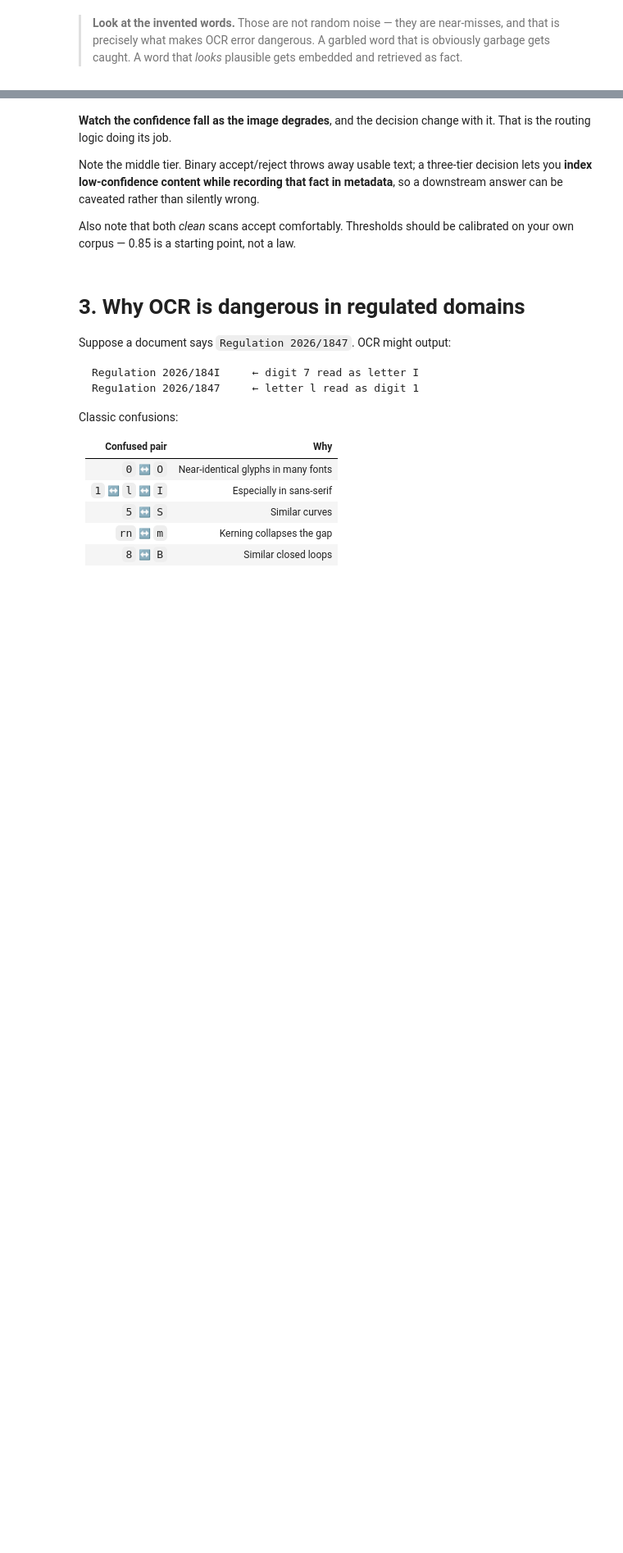
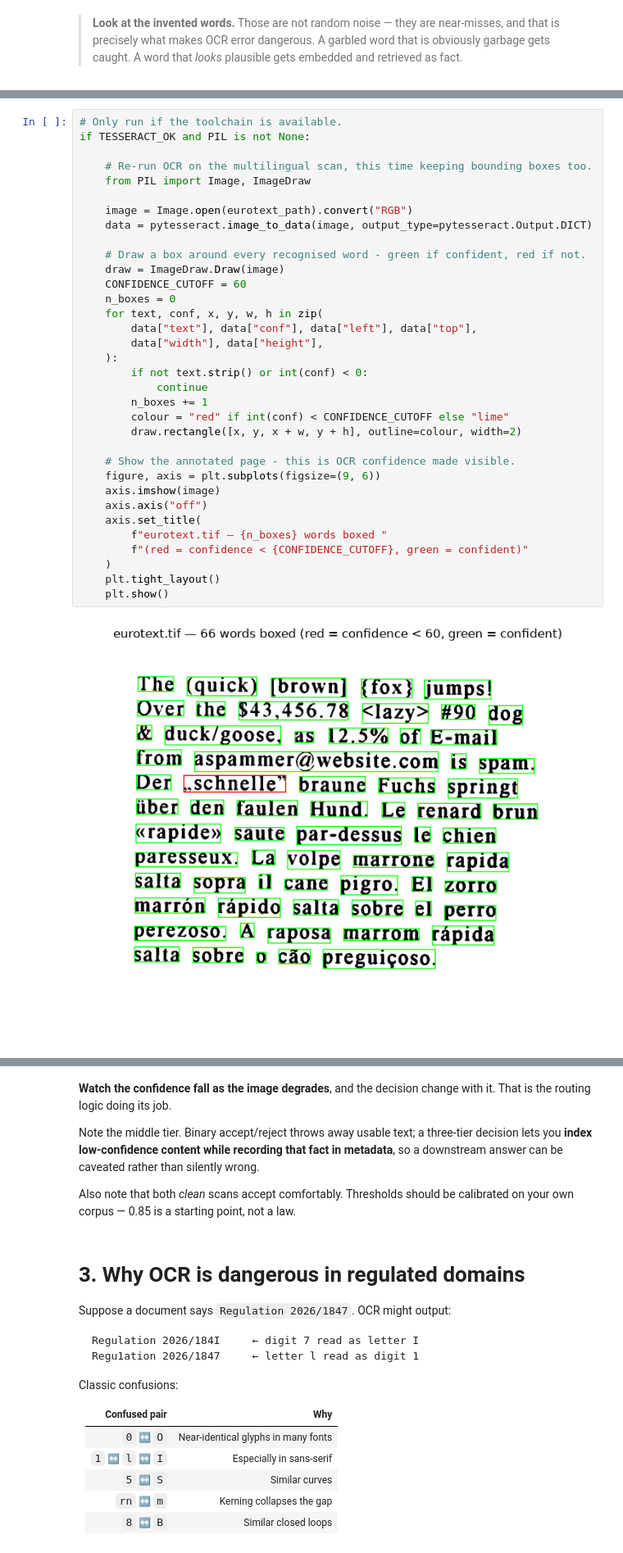
Before and after one commit to ajay-nikumbh/RAG, a Jupyter notebook: 02. Documents data sources ingestion/2c. OCR and scanned documents/2c. OCR and scanned documents.ipynb, the cells around one changed output, grey strips where cells are left out. Shown at 82% size. Saved outputs shown, nothing was run; the diff lists cells and outputs as text; blank space fills up the shorter version.

```diff
--- a/02. Documents data sources ingestion/2c. OCR and scanned documents/2c. OCR and scanned documents.ipynb
+++ b/02. Documents data sources ingestion/2c. OCR and scanned documents/2c. OCR and scanned documents.ipynb
@@ -322,0 +429,36 @@ scores lower — accented characters are harder, which is exactly why
+# %%
+# Only run if the toolchain is available.
+if TESSERACT_OK and PIL is not None:
+
+    # Re-run OCR on the multilingual scan, this time keeping bounding boxes too.
+    from PIL import Image, ImageDraw
+
+    image = Image.open(eurotext_path).convert("RGB")
+    data = pytesseract.image_to_data(image, output_type=pytesseract.Output.DICT)
+
+    # Draw a box around every recognised word - green if confident, red if not.
+    draw = ImageDraw.Draw(image)
+    CONFIDENCE_CUTOFF = 60
+    n_boxes = 0
+    for text, conf, x, y, w, h in zip(
+        data["text"], data["conf"], data["left"], data["top"],
+        data["width"], data["height"],
+    ):
+        if not text.strip() or int(conf) < 0:
+            continue
+        n_boxes += 1
+        colour = "red" if int(conf) < CONFIDENCE_CUTOFF else "lime"
+        draw.rectangle([x, y, x + w, y + h], outline=colour, width=2)
+
+    # Show the annotated page - this is OCR confidence made visible.
+    figure, axis = plt.subplots(figsize=(9, 6))
+    axis.imshow(image)
+    axis.axis("off")
+    axis.set_title(
+        f"eurotext.tif — {n_boxes} words boxed "
+        f"(red = confidence < {CONFIDENCE_CUTOFF}, green = confident)"
+    )
+    plt.tight_layout()
+    plt.show()
+# %% [output]
+[figure, added]
```
Also changed, not shown: parts of 30 cells of this notebook.
